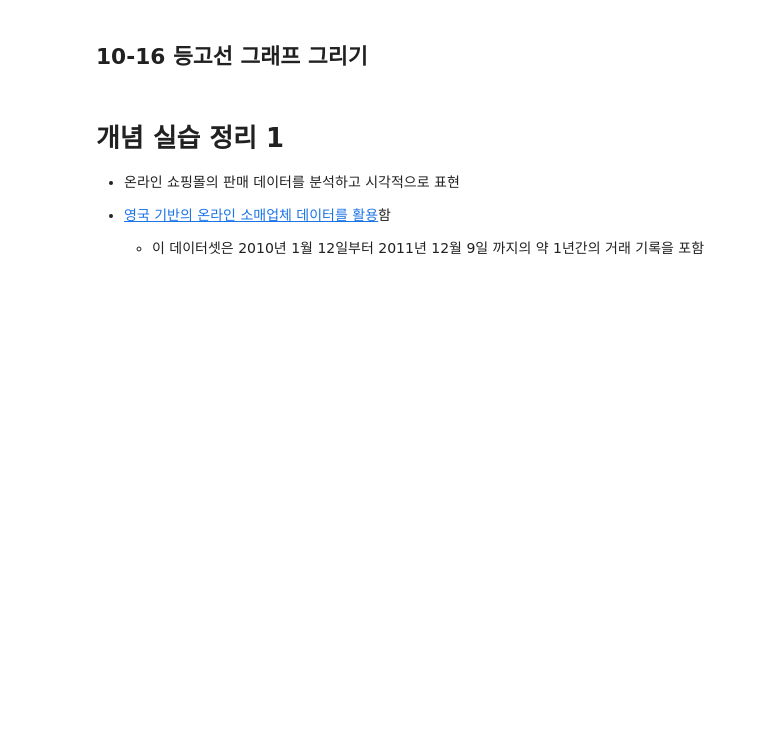
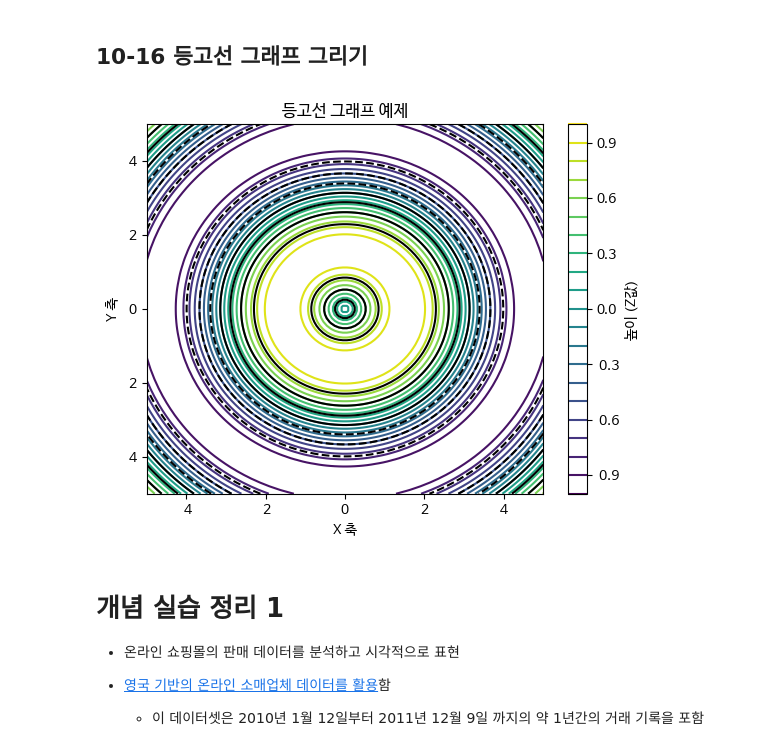
Before and after one commit to iam149cm/Data-Analysis-with-Open-Source, a Jupyter notebook: 오픈소스_데이터_분석_10강.ipynb, the cells around one changed output. Cells and saved outputs as stored; diff of their text form; code cells hidden in the pictures; blank space fills up the shorter version.

```diff
--- a/오픈소스_데이터_분석_10강.ipynb
+++ b/오픈소스_데이터_분석_10강.ipynb
@@ -384,26 +389,29 @@ plt.show()
 # %%
 import numpy as np
 
 ## 데이터 생성
 x = np.linspace(-5, 5, 100)
 y = np.linspace(-5, 5, 100)
 X, Y = np.meshgrid(x, y)
 
 Z = np.sin(np.sqrt(X**2 + Y**2))
 
 # 등고선 그래프 그리기
-
+contour = plt.contour(X, Y, Z, levels = 20)
+plt.contour(X, Y, Z, colors = 'black')
 
 # 색상 막대 추가 및 레이블 설정
 cbar = plt.colorbar(contour)
 cbar.set_label('높이 (Z값)')
 
 ## 제목 및 축 레이블 설정
 plt.title("등고선 그래프 예제")
 plt.xlabel("X 축")
 plt.ylabel("Y 축")
 
 plt.show()
+# %% [output]
+[figure, added]
 # %% [markdown]
 # 개념 실습 정리 1
 
```
Also changed, not shown: parts of 7 cells of this notebook.
